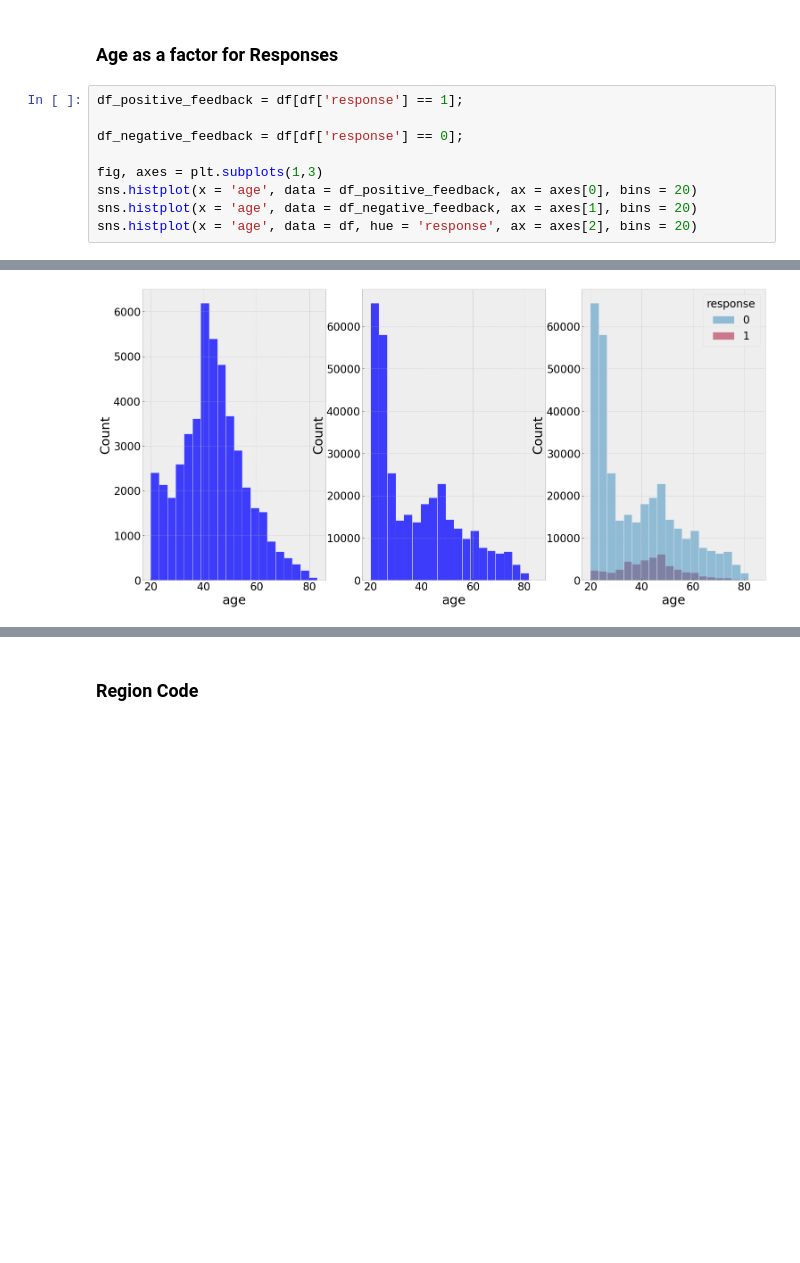
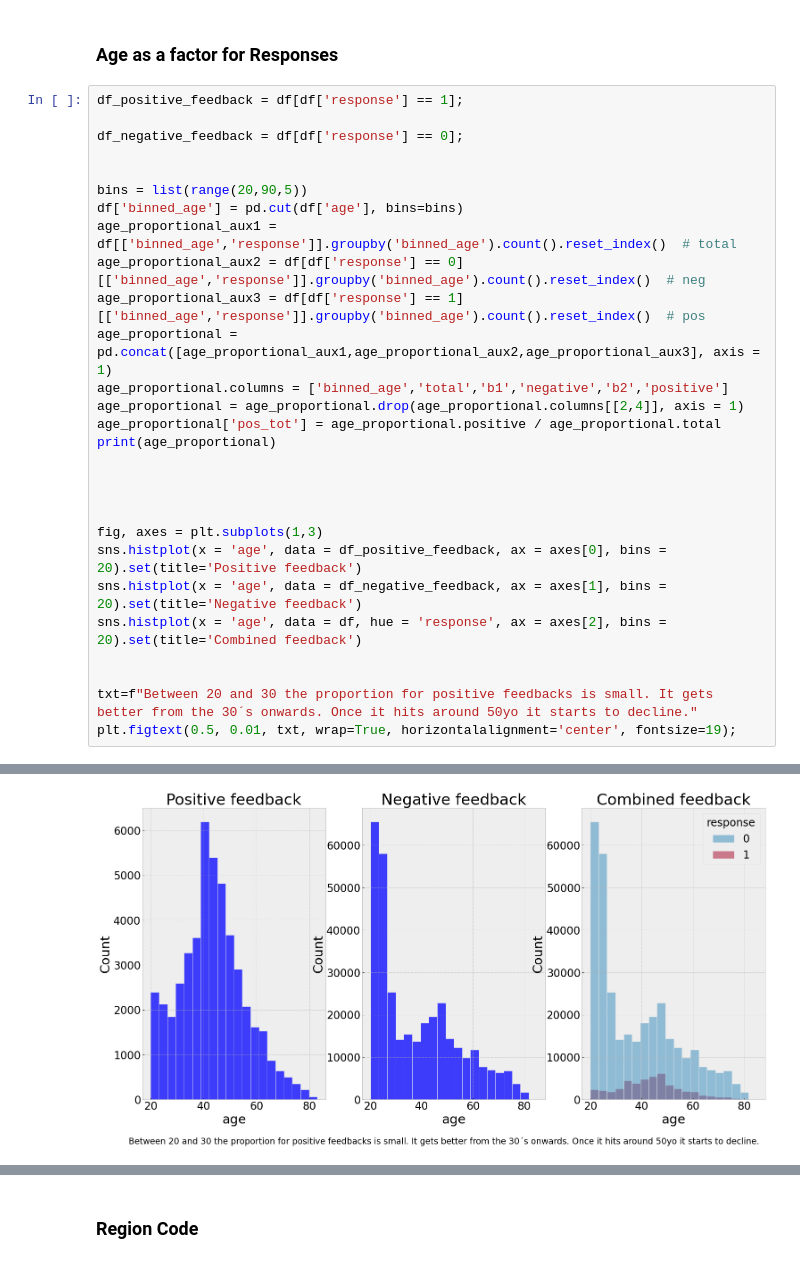
Before and after one commit to fusaa/insurance_cross_sell, a Jupyter notebook: notebook.ipynb, the cells around one changed output, grey strips where cells are left out. Drawn from its saved outputs; the diff is of its cells as text; blank space fills up the shorter version.

```diff
--- a/notebook.ipynb
+++ b/notebook.ipynb
@@ -211,8 +308,27 @@ df_positive_feedback = df[df['response'] == 1];
 
 df_negative_feedback = df[df['response'] == 0];
 
+
+bins = list(range(20,90,5))
+df['binned_age'] = pd.cut(df['age'], bins=bins)
+age_proportional_aux1 = df[['binned_age','response']].groupby('binned_age').count().reset_index()  # total
+age_proportional_aux2 = df[df['response'] == 0][['binned_age','response']].groupby('binned_age').count().reset_index()  # neg
+age_proportional_aux3 = df[df['response'] == 1][['binned_age','response']].groupby('binned_age').count().reset_index()  # pos
+age_proportional = pd.concat([age_proportional_aux1,age_proportional_aux2,age_proportional_aux3], axis = 1)
+age_proportional.columns = ['binned_age','total','b1','negative','b2','positive']
+age_proportional = age_proportional.drop(age_proportional.columns[[2,4]], axis = 1)
+age_proportional['pos_tot'] = age_proportional.positive / age_proportional.total
+print(age_proportional)
+
+
+
+
 fig, axes = plt.subplots(1,3)
-sns.histplot(x = 'age', data = df_positive_feedback, ax = axes[0], bins = 20)
-sns.histplot(x = 'age', data = df_negative_feedback, ax = axes[1], bins = 20)
-sns.histplot(x = 'age', data = df, hue = 'response', ax = axes[2], bins = 20)
+sns.histplot(x = 'age', data = df_positive_feedback, ax = axes[0], bins = 20).set(title='Positive feedback')
+sns.histplot(x = 'age', data = df_negative_feedback, ax = axes[1], bins = 20).set(title='Negative feedback')
+sns.histplot(x = 'age', data = df, hue = 'response', ax = axes[2], bins = 20).set(title='Combined feedback')
+
+
+txt=f"Between 20 and 30 the proportion for positive feedbacks is small. It gets better from the 30´s onwards. Once it hits around 50yo it starts to decline."
+plt.figtext(0.5, 0.01, txt, wrap=True, horizontalalignment='center', fontsize=19);
 # %% [output]
@@ -220 +349 @@ sns.histplot(x = 'age', data = df, hue = 'response', ax = axes[2], bins = 20)
-[figure, old version]
+[figure, new version]
```
Also changed, not shown: parts of 113 cells of this notebook.
